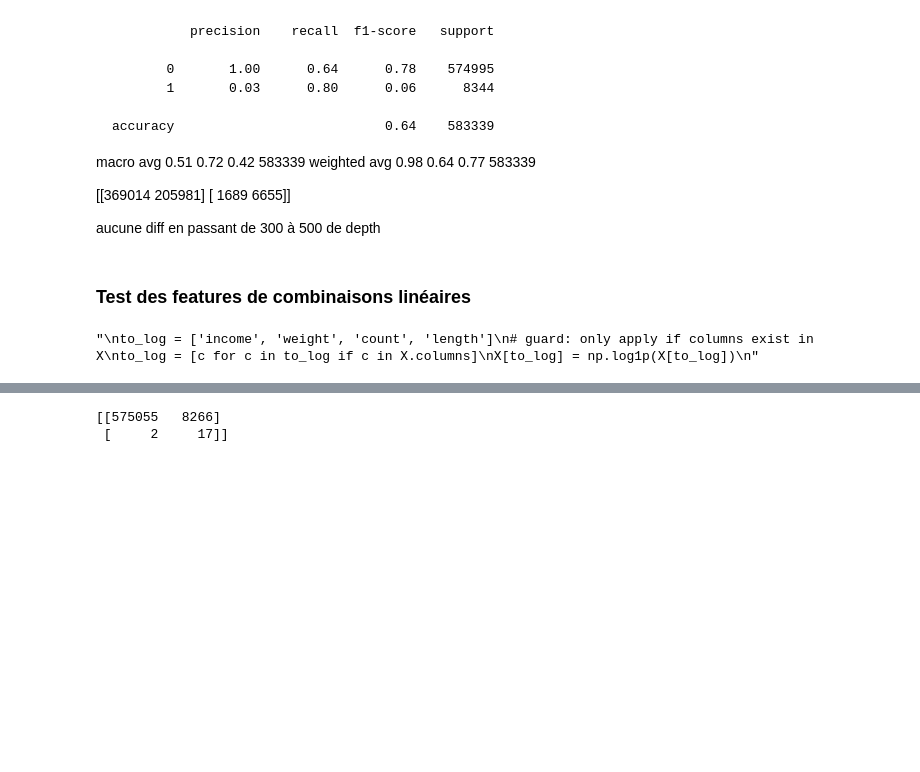
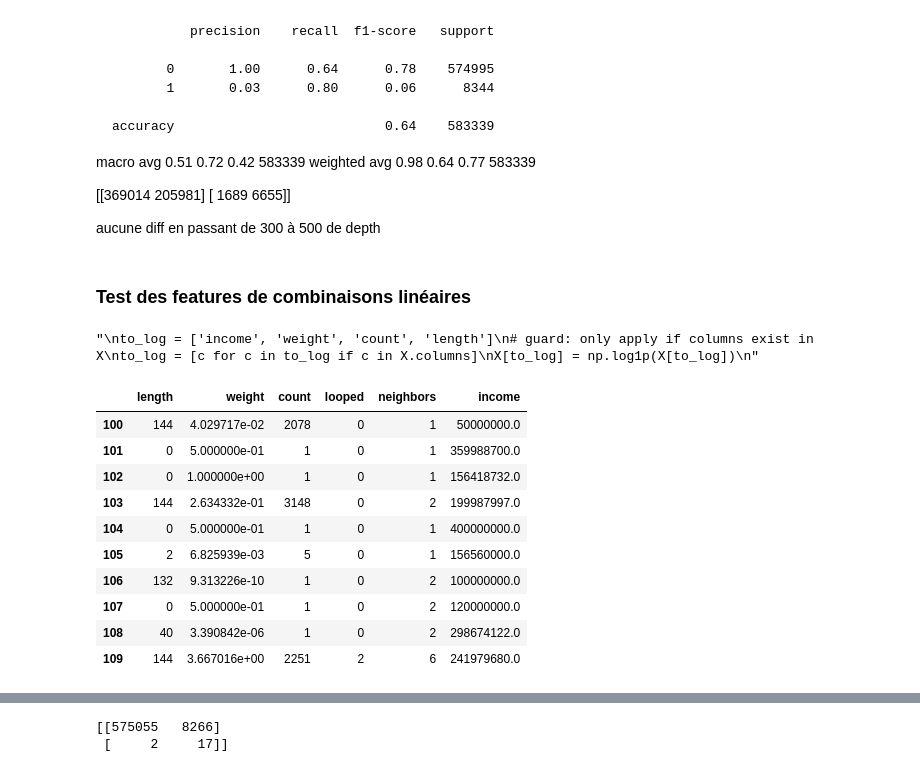
Before and after one commit to Tkletudiant/BE_ML, a Jupyter notebook: BE.ipynb, the cells around one changed output, grey strips where cells are left out. Cells and saved outputs as stored; diff of their text form; code cells hidden in the pictures; blank space fills up the shorter version.

```diff
--- a/BE.ipynb
+++ b/BE.ipynb
@@ -284,3 +304,17 @@ X[to_log] = np.log1p(X[to_log])
 '''
 # %% [output]
 "\nto_log = ['income', 'weight', 'count', 'length']\n# guard: only apply if columns exist in X\nto_log = [c for c in to_log if c in X.columns]\nX[to_log] = np.log1p(X[to_log])\n"
+# %%
+X_attack[100:110]
+# %% [output]
+|  | length | weight | count | looped | neighbors | income |
+| 100 | 144 | 4.029717e-02 | 2078 | 0 | 1 | 50000000.0 |
+| 101 | 0 | 5.000000e-01 | 1 | 0 | 1 | 359988700.0 |
+| 102 | 0 | 1.000000e+00 | 1 | 0 | 1 | 156418732.0 |
+| 103 | 144 | 2.634332e-01 | 3148 | 0 | 2 | 199987997.0 |
+| 104 | 0 | 5.000000e-01 | 1 | 0 | 1 | 400000000.0 |
+| 105 | 2 | 6.825939e-03 | 5 | 0 | 1 | 156560000.0 |
+| 106 | 132 | 9.313226e-10 | 1 | 0 | 2 | 100000000.0 |
+| 107 | 0 | 5.000000e-01 | 1 | 0 | 2 | 120000000.0 |
+| 108 | 40 | 3.390842e-06 | 1 | 0 | 2 | 298674122.0 |
+| 109 | 144 | 3.667016e+00 | 2251 | 2 | 6 | 241979680.0 |
```
Also changed, not shown: parts of 22 cells of this notebook, 1 other file.
